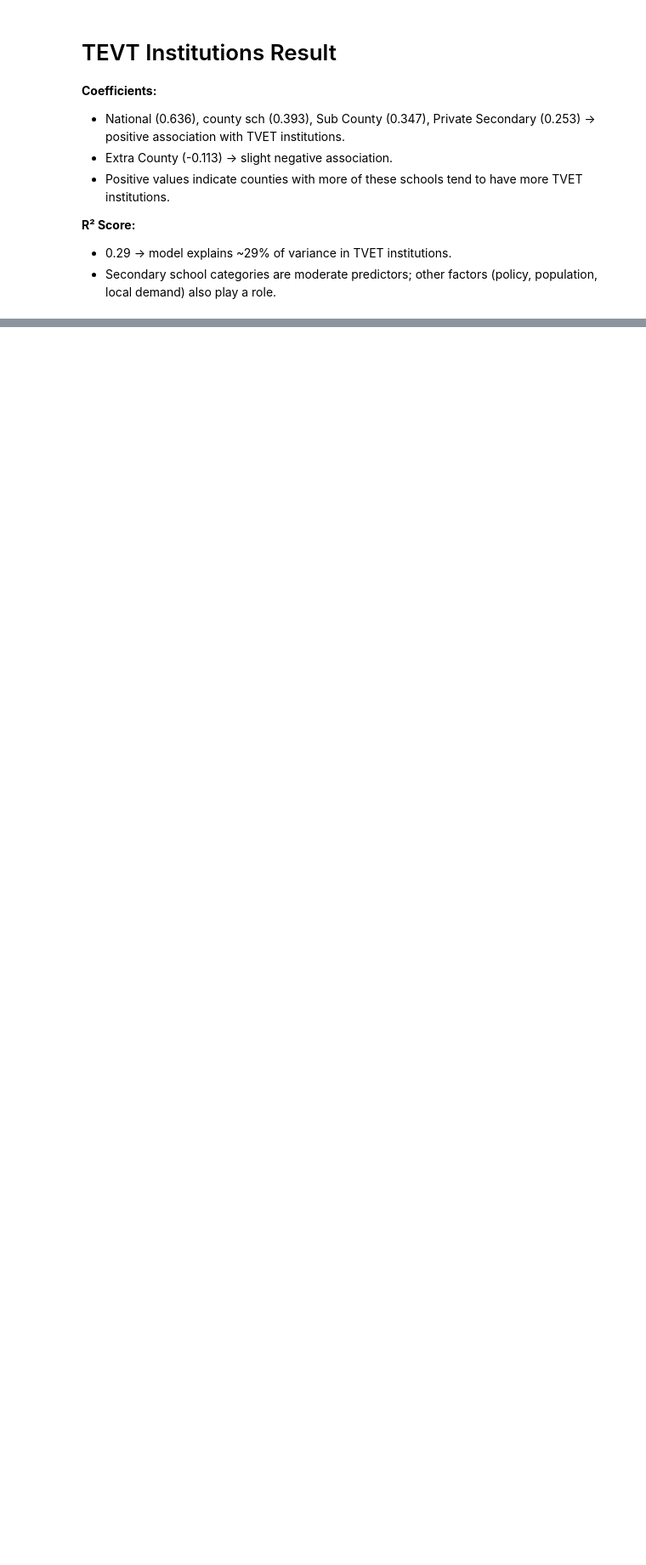
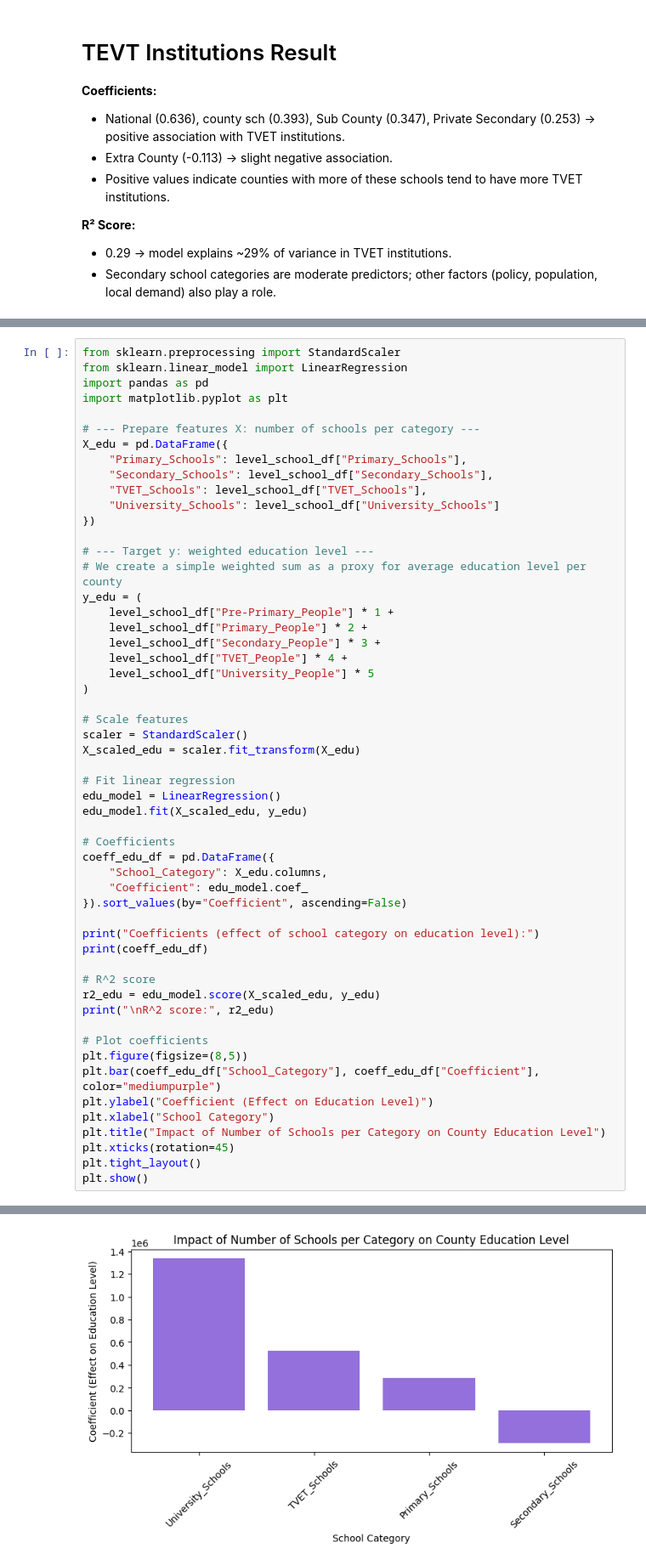
Before and after one commit to ChiriKamau/soma, a Jupyter notebook: notebooks/In_school.ipynb, the cells around one changed output, grey strips where cells are left out. Shown at 85% size. Saved outputs shown, nothing was run; the diff lists cells and outputs as text; blank space fills up the shorter version.

```diff
--- a/notebooks/In_school.ipynb
+++ b/notebooks/In_school.ipynb
@@ -682,0 +692,55 @@ R^2 score: 0.2855123787186852
+# %%
+from sklearn.preprocessing import StandardScaler
+from sklearn.linear_model import LinearRegression
+import pandas as pd
+import matplotlib.pyplot as plt
+
+# --- Prepare features X: number of schools per category ---
+X_edu = pd.DataFrame({
+    "Primary_Schools": level_school_df["Primary_Schools"],
+    "Secondary_Schools": level_school_df["Secondary_Schools"],
+    "TVET_Schools": level_school_df["TVET_Schools"],
+    "University_Schools": level_school_df["University_Schools"]
+})
+
+# --- Target y: weighted education level ---
+# We create a simple weighted sum as a proxy for average education level per county
+y_edu = (
+    level_school_df["Pre-Primary_People"] * 1 +
+    level_school_df["Primary_People"] * 2 +
+    level_school_df["Secondary_People"] * 3 +
+    level_school_df["TVET_People"] * 4 +
+    level_school_df["University_People"] * 5
+)
+
+# Scale features
+scaler = StandardScaler()
+X_scaled_edu = scaler.fit_transform(X_edu)
+
+# Fit linear regression
+edu_model = LinearRegression()
+edu_model.fit(X_scaled_edu, y_edu)
+
+# Coefficients
+coeff_edu_df = pd.DataFrame({
+    "School_Category": X_edu.columns,
+    "Coefficient": edu_model.coef_
+}).sort_values(by="Coefficient", ascending=False)
+
+print("Coefficients (effect of school category on education level):")
+print(coeff_edu_df)
+
+# R^2 score
+r2_edu = edu_model.score(X_scaled_edu, y_edu)
+print("\nR^2 score:", r2_edu)
+
+# Plot coefficients
+plt.figure(figsize=(8,5))
+plt.bar(coeff_edu_df["School_Category"], coeff_edu_df["Coefficient"], color="mediumpurple")
+plt.ylabel("Coefficient (Effect on Education Level)")
+plt.xlabel("School Category")
+plt.title("Impact of Number of Schools per Category on County Education Level")
+plt.xticks(rotation=45)
+plt.tight_layout()
+plt.show()
+# %% [output]
@@ -682,0 +755 @@ R^2 score: 0.2855123787186852
+[figure, added]
```
Also changed, not shown: parts of 7 cells of this notebook.
